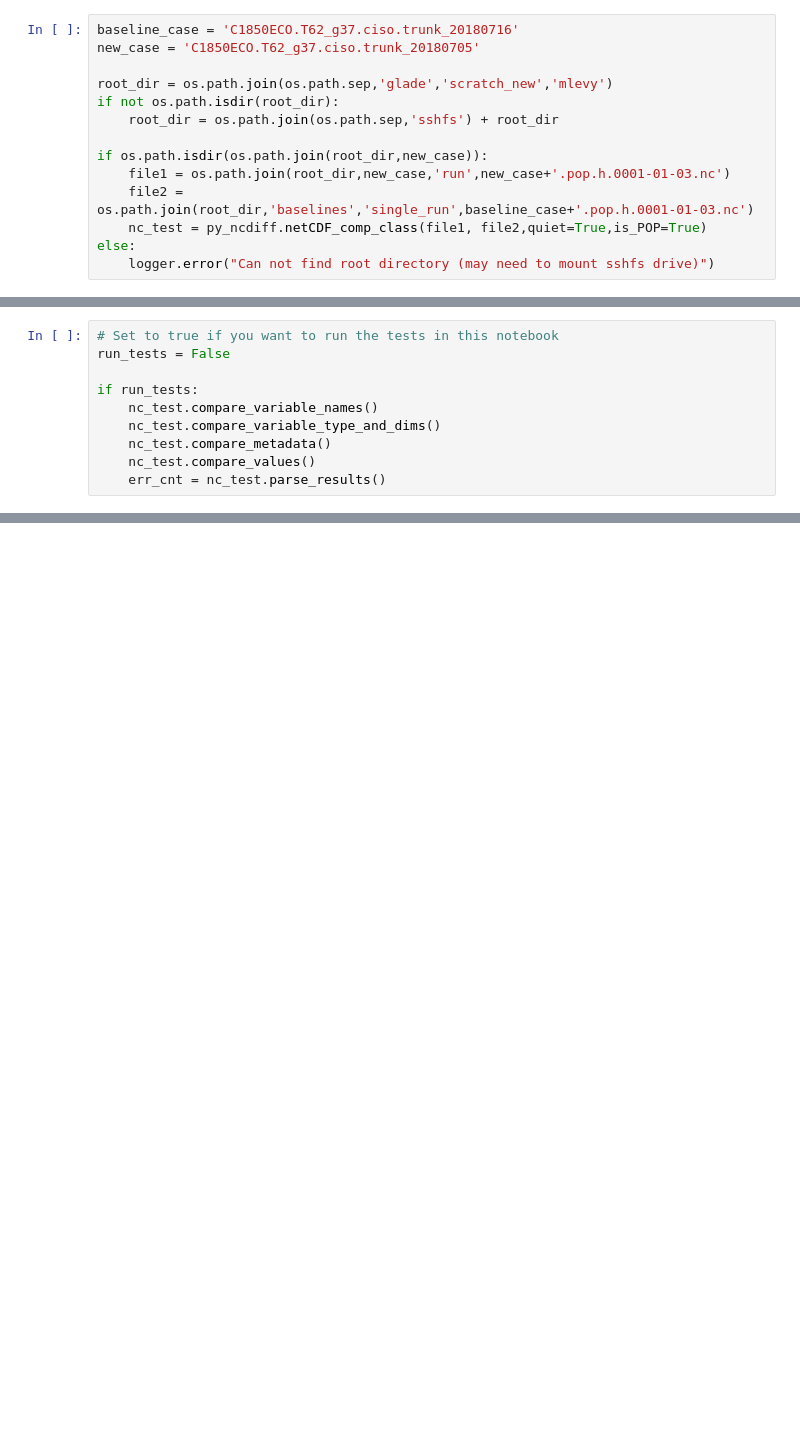
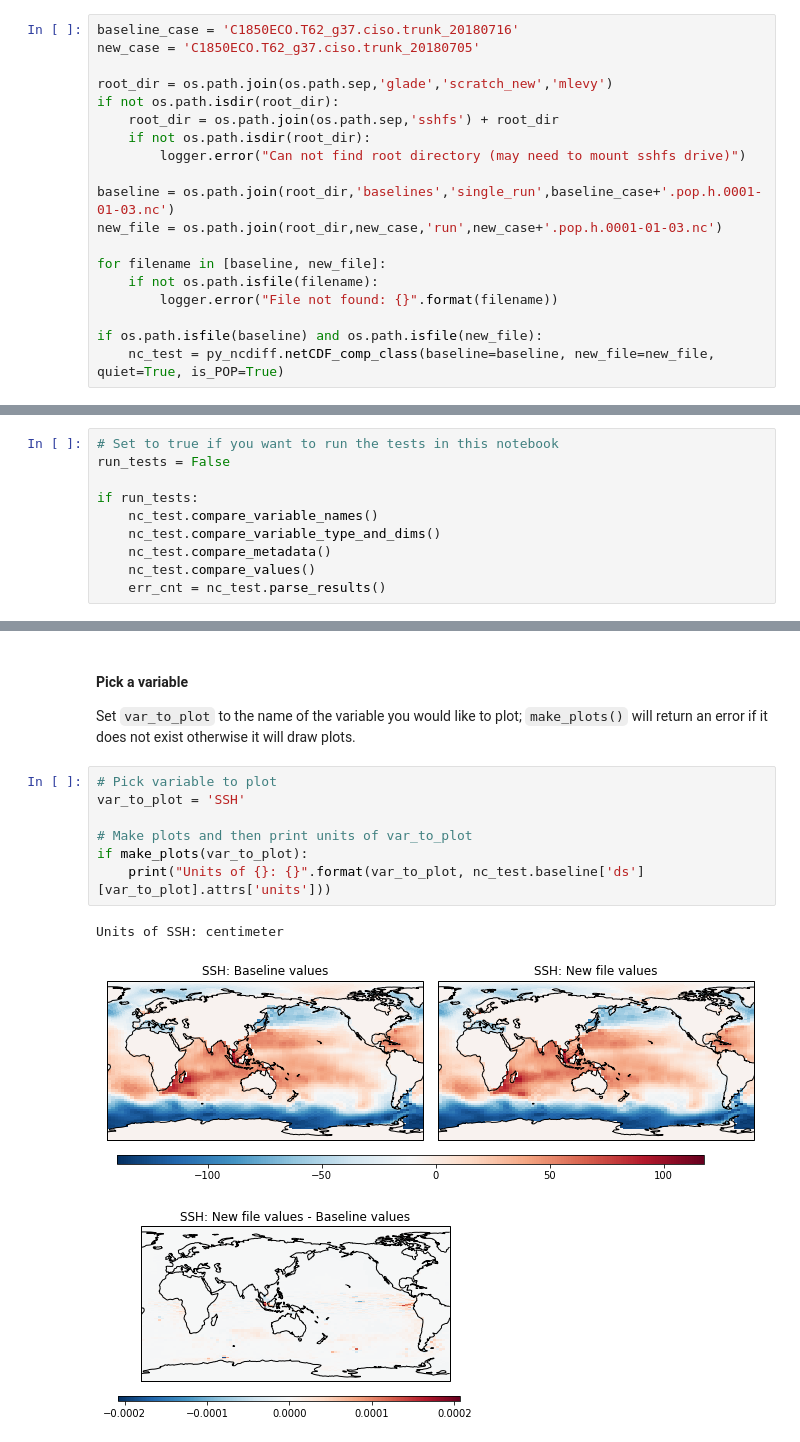
Before and after one commit to mnlevy1981/py_ncdiff, a Jupyter notebook: netCDF Comparison.ipynb, the cells around one changed output, grey strips where cells are left out. Cells and saved outputs as stored; diff of their text form; blank space fills up the shorter version.

```diff
--- a/netCDF Comparison.ipynb
+++ b/netCDF Comparison.ipynb
@@ -15,11 +23,16 @@ new_case = 'C1850ECO.T62_g37.ciso.trunk_20180705'
 root_dir = os.path.join(os.path.sep,'glade','scratch_new','mlevy')
 if not os.path.isdir(root_dir):
     root_dir = os.path.join(os.path.sep,'sshfs') + root_dir
+    if not os.path.isdir(root_dir):
+        logger.error("Can not find root directory (may need to mount sshfs drive)")
 
-if os.path.isdir(os.path.join(root_dir,new_case)):
-    file1 = os.path.join(root_dir,new_case,'run',new_case+'.pop.h.0001-01-03.nc')
-    file2 = os.path.join(root_dir,'baselines','single_run',baseline_case+'.pop.h.0001-01-03.nc')
-    nc_test = py_ncdiff.netCDF_comp_class(file1, file2,quiet=True,is_POP=True)
-else:
-    logger.error("Can not find root directory (may need to mount sshfs drive)")
+baseline = os.path.join(root_dir,'baselines','single_run',baseline_case+'.pop.h.0001-01-03.nc')
+new_file = os.path.join(root_dir,new_case,'run',new_case+'.pop.h.0001-01-03.nc')
+
+for filename in [baseline, new_file]:
+    if not os.path.isfile(filename):
+        logger.error("File not found: {}".format(filename))
+
+if os.path.isfile(baseline) and os.path.isfile(new_file):
+    nc_test = py_ncdiff.netCDF_comp_class(baseline=baseline, new_file=new_file, quiet=True, is_POP=True)
 # %% [output]
@@ -100,0 +151,15 @@ plt.tight_layout()
+# %% [markdown]
+#### Pick a variable
+
+Set `var_to_plot` to the name of the variable you would like to plot; `make_plots()` will return an error if it does not exist otherwise it will draw plots.
+# %%
+# Pick variable to plot
+var_to_plot = 'SSH'
+
+# Make plots and then print units of var_to_plot
+if make_plots(var_to_plot):
+    print("Units of {}: {}".format(var_to_plot, nc_test.baseline['ds'][var_to_plot].attrs['units']))
+# %% [output]
+Units of SSH: centimeter
+[figure, added]
+[figure, added]
```
Also changed, not shown: parts of 7 cells of this notebook.
